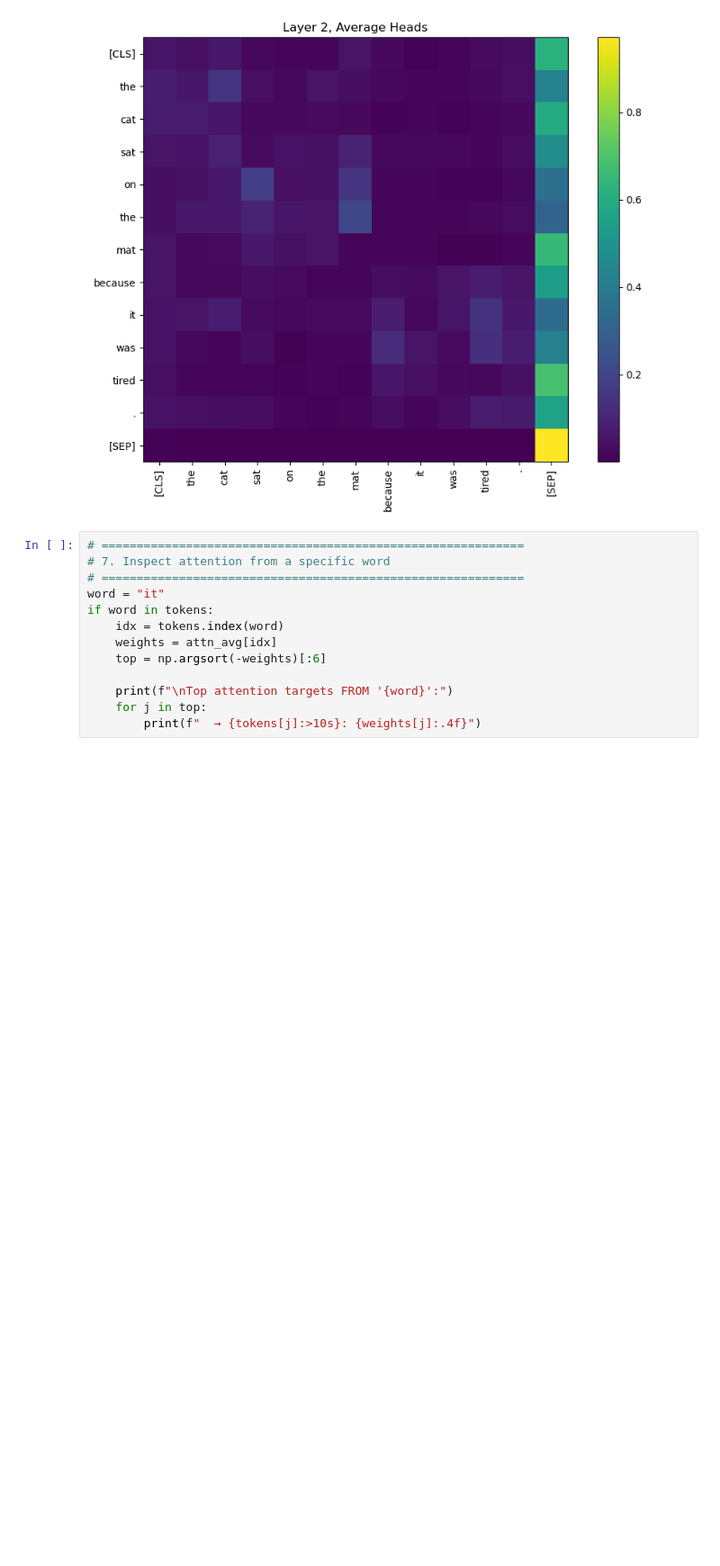
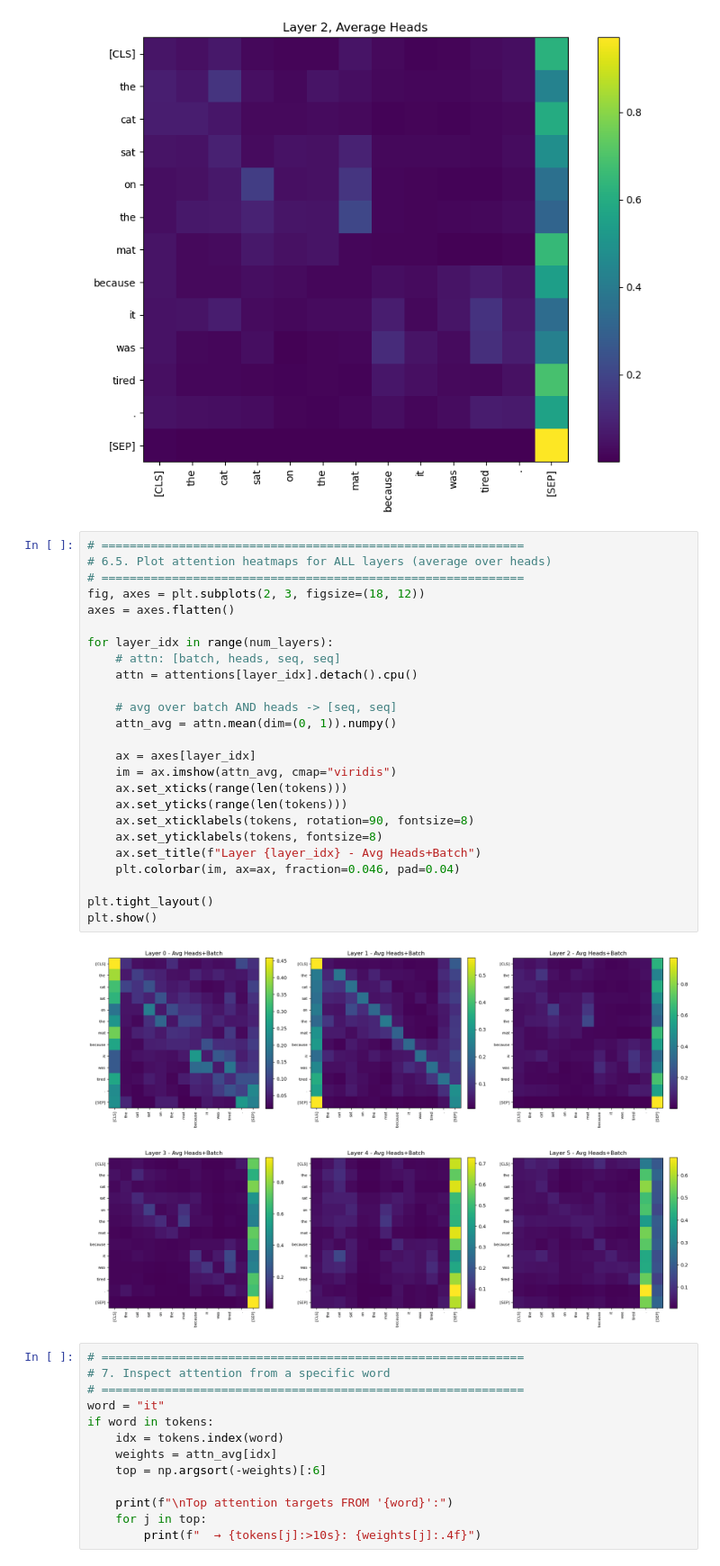
Before and after one commit to propardhu/Attentions_PlayGround, a Jupyter notebook: Multi_Head_Attention.ipynb, the cells around one changed output. Shown at 90% size. Saved outputs shown, nothing was run; the diff lists cells and outputs as text; blank space fills up the shorter version.

```diff
--- a/Multi_Head_Attention.ipynb
+++ b/Multi_Head_Attention.ipynb
@@ -322,6 +323,33 @@ plot_attention(attn_avg, tokens, f"Layer {layer_idx}, Average Heads")
 # %% [output]
 [figure]
 [figure]
+# %%
+# ============================================================
+# 6.5. Plot attention heatmaps for ALL layers (average over heads)
+# ============================================================
+fig, axes = plt.subplots(2, 3, figsize=(18, 12))
+axes = axes.flatten()
+
+for layer_idx in range(num_layers):
+    # attn: [batch, heads, seq, seq]
+    attn = attentions[layer_idx].detach().cpu()
+
+    # avg over batch AND heads -> [seq, seq]
+    attn_avg = attn.mean(dim=(0, 1)).numpy()
+
+    ax = axes[layer_idx]
+    im = ax.imshow(attn_avg, cmap="viridis")
+    ax.set_xticks(range(len(tokens)))
+    ax.set_yticks(range(len(tokens)))
+    ax.set_xticklabels(tokens, rotation=90, fontsize=8)
+    ax.set_yticklabels(tokens, fontsize=8)
+    ax.set_title(f"Layer {layer_idx} - Avg Heads+Batch")
+    plt.colorbar(im, ax=ax, fraction=0.046, pad=0.04)
+
+plt.tight_layout()
+plt.show()
+# %% [output]
+[figure, added]
 # %%
 # ============================================================
 # 7. Inspect attention from a specific word
```
Also changed, not shown: parts of 1 cell of this notebook, 2 other files.
